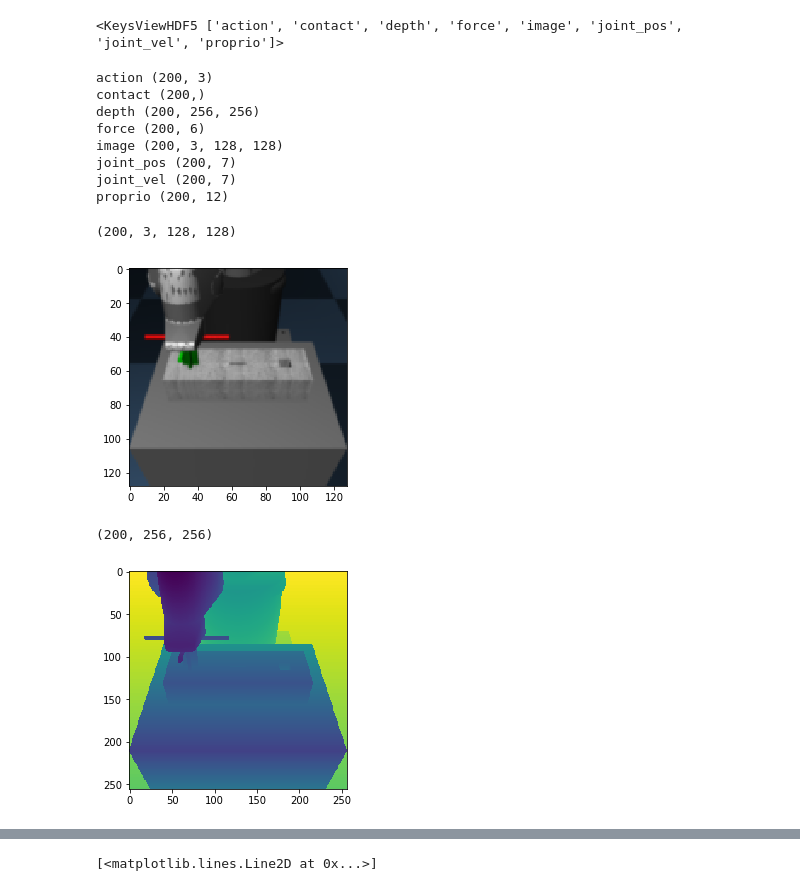
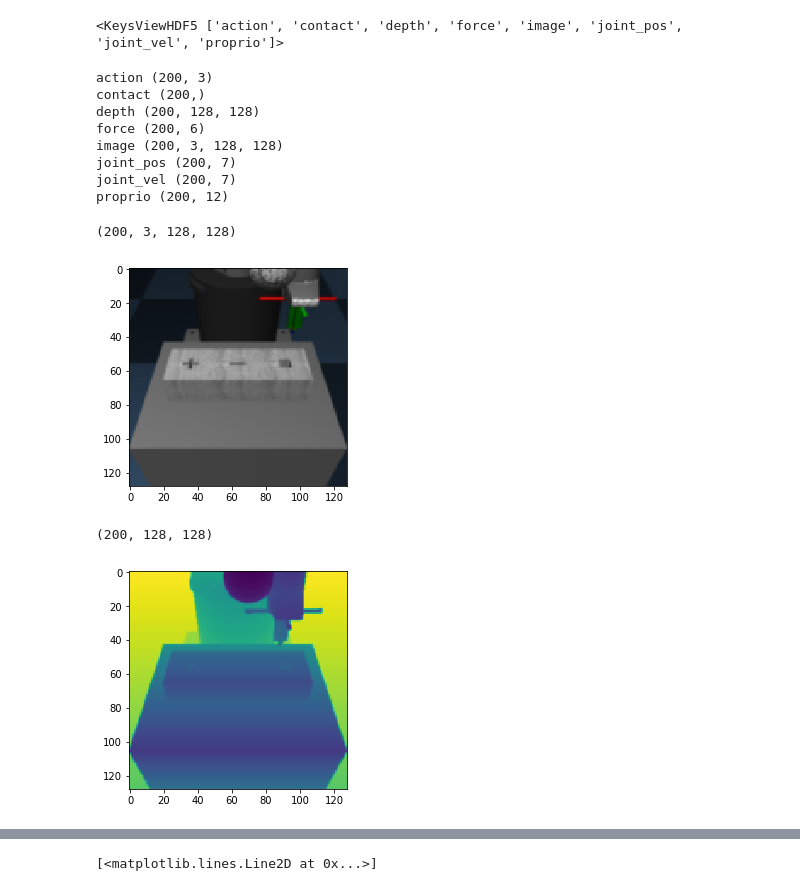
Before and after one commit to zachares/sensorimotor_search, a Jupyter notebook: supervised_learning/visualization.ipynb, the cells around one changed output, grey strips where cells are left out. Cells and saved outputs as stored; diff of their text form; code cells hidden in the pictures.

```diff
--- a/supervised_learning/visualization.ipynb
+++ b/supervised_learning/visualization.ipynb
@@ -3,7 +3,7 @@ import h5py
 import matplotlib.pyplot as plt
 import numpy as np
 # %%
-f = h5py.File("/juno/group/muj_multimod_dataset/multimodal_op_space_0005.h5")
+f = h5py.File("/juno/group/muj_multimod_dataset/multimodal_op_space_0001.h5")
 # %%
 for i in range(1,100):
     filename = "/juno/group/muj_multimod_dataset/multimodal_op_space_00{:02d}.h5".format(i)
@@ -39,7 +39,7 @@ for key in f.keys():
 # %% [output]
 action (200, 3)
 contact (200,)
-depth (200, 256, 256)
+depth (200, 128, 128)
 force (200, 6)
 image (200, 3, 128, 128)
 joint_pos (200, 7)
@@ -54,17 +54,17 @@ n = 10
 plt.imshow(f['image'][n].transpose((2,1,0)))
 plt.show()
 # %% [output]
-[figure, old version]
+[figure, new version]
 # %%
 f['depth'].shape
 # %% [output]
-(200, 256, 256)
+(200, 128, 128)
 # %%
 n = 50
-plt.imshow(np.rot90(f['depth'][n], k = 2))
+plt.imshow(f['depth'][n])
 plt.show()
 # %% [output]
-[figure, old version]
+[figure, new version]
 # %%
 for n in range(3):
     plt.plot(range(f['proprio'].shape[0]), f['proprio'][:, n])
```
Also changed, not shown: parts of 1 cell of this notebook, 10 other files.
